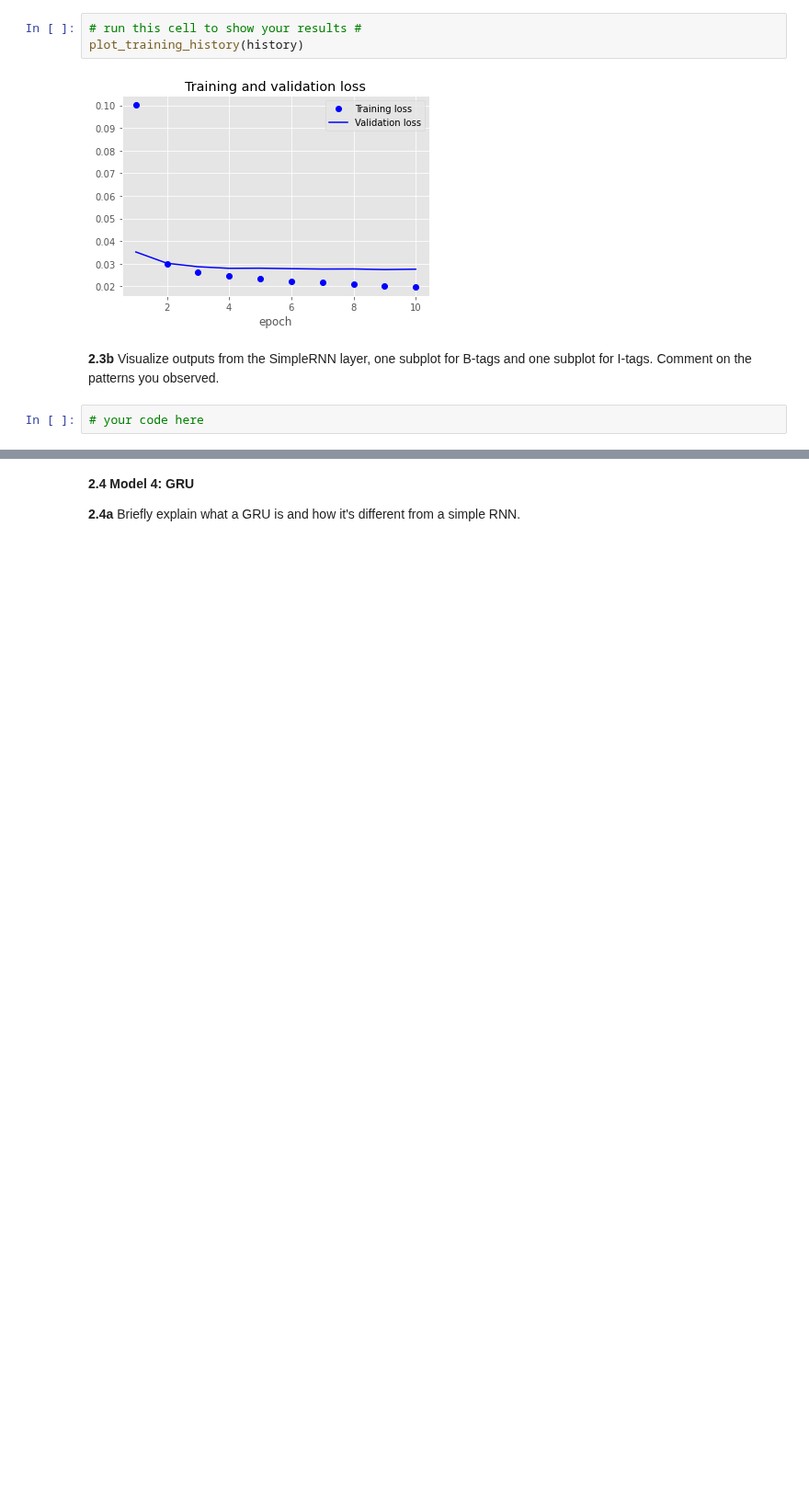
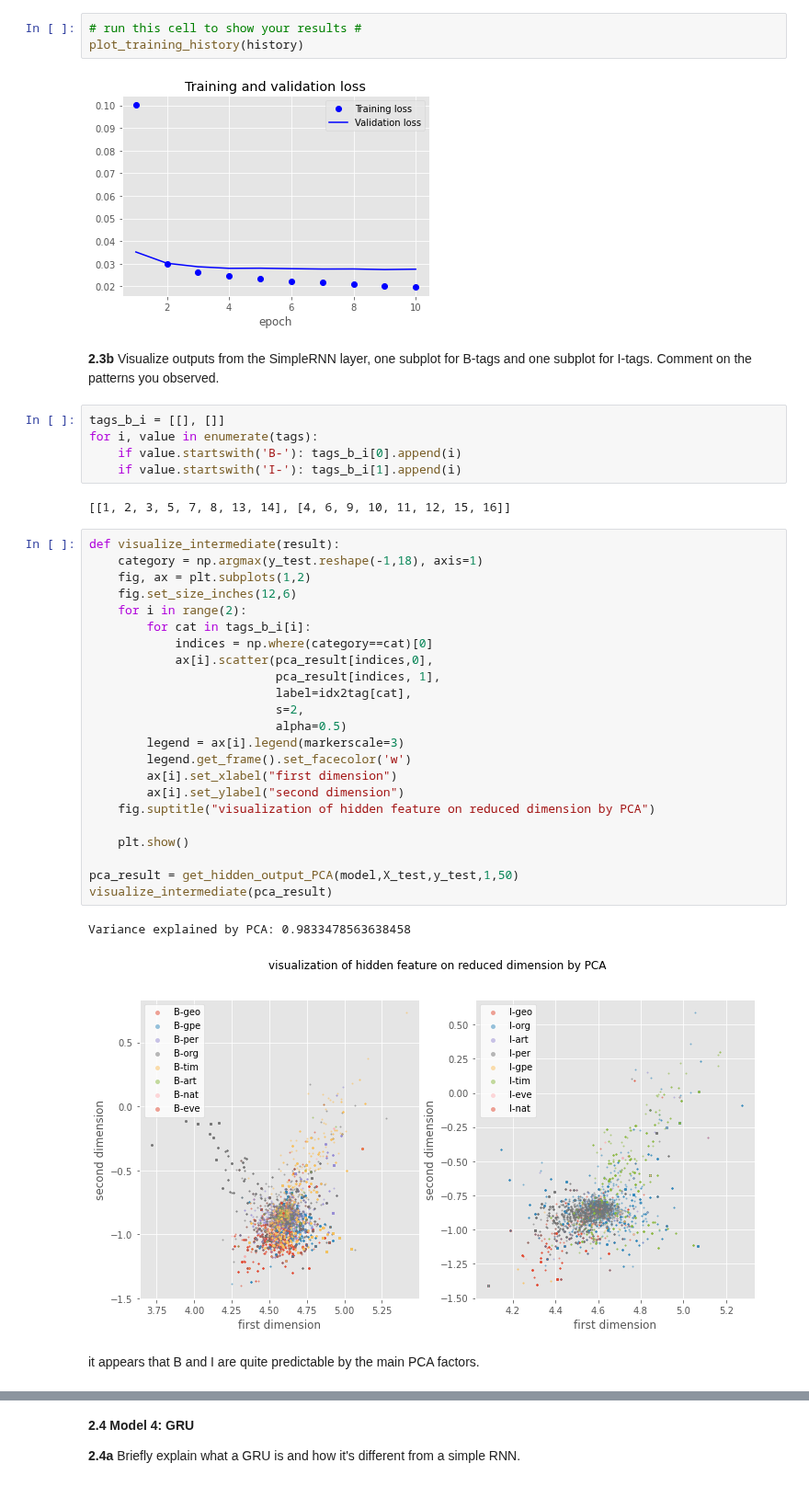
Before and after one commit to jackxxu/2020-CS109B, a Jupyter notebook: content/homeworks/hw06/notebook/cs109b_hw6.ipynb, the cells around one changed output, grey strips where cells are left out. Shown at 92% size. Saved outputs shown, nothing was run; the diff lists cells and outputs as text; blank space fills up the shorter version.

```diff
--- a/content/homeworks/hw06/notebook/cs109b_hw6.ipynb
+++ b/content/homeworks/hw06/notebook/cs109b_hw6.ipynb
@@ -763,8 +768,41 @@ plot_training_history(history)
 [figure]
 # %% [markdown]
 **2.3b** Visualize outputs from the SimpleRNN layer, one subplot for B-tags and one subplot for I-tags. Comment on the patterns you observed.
-# %%
-# your code here
+# %%
+tags_b_i = [[], []]
+for i, value in enumerate(tags):
+    if value.startswith('B-'): tags_b_i[0].append(i)
+    if value.startswith('I-'): tags_b_i[1].append(i)
+# %% [output]
+[[1, 2, 3, 5, 7, 8, 13, 14], [4, 6, 9, 10, 11, 12, 15, 16]]
+# %%
+def visualize_intermediate(result):
+    category = np.argmax(y_test.reshape(-1,18), axis=1)
+    fig, ax = plt.subplots(1,2)
+    fig.set_size_inches(12,6)
+    for i in range(2):
+        for cat in tags_b_i[i]:
+            indices = np.where(category==cat)[0]
+            ax[i].scatter(pca_result[indices,0],
+                          pca_result[indices, 1],
+                          label=idx2tag[cat],
+                          s=2,
+                          alpha=0.5)
+        legend = ax[i].legend(markerscale=3)
+        legend.get_frame().set_facecolor('w')
+        ax[i].set_xlabel("first dimension")
+        ax[i].set_ylabel("second dimension")
+    fig.suptitle("visualization of hidden feature on reduced dimension by PCA")
+
+    plt.show()
+
+pca_result = get_hidden_output_PCA(model,X_test,y_test,1,50)
+visualize_intermediate(pca_result)
+# %% [output]
+Variance explained by PCA: 0.9833478563638458
+[figure, added]
+# %% [markdown]
+it appears that B and I are quite predictable by the main PCA factors.
 # %% [markdown]
 <div class='explication'> </div>
 # %% [markdown]
```
Also changed, not shown: parts of 11 cells of this notebook.
